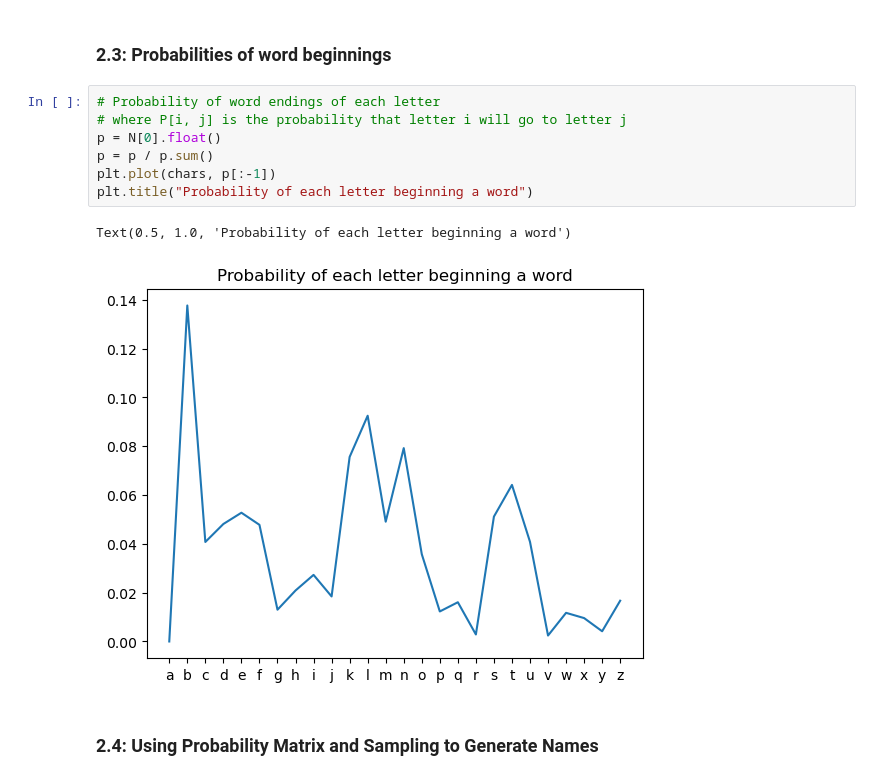
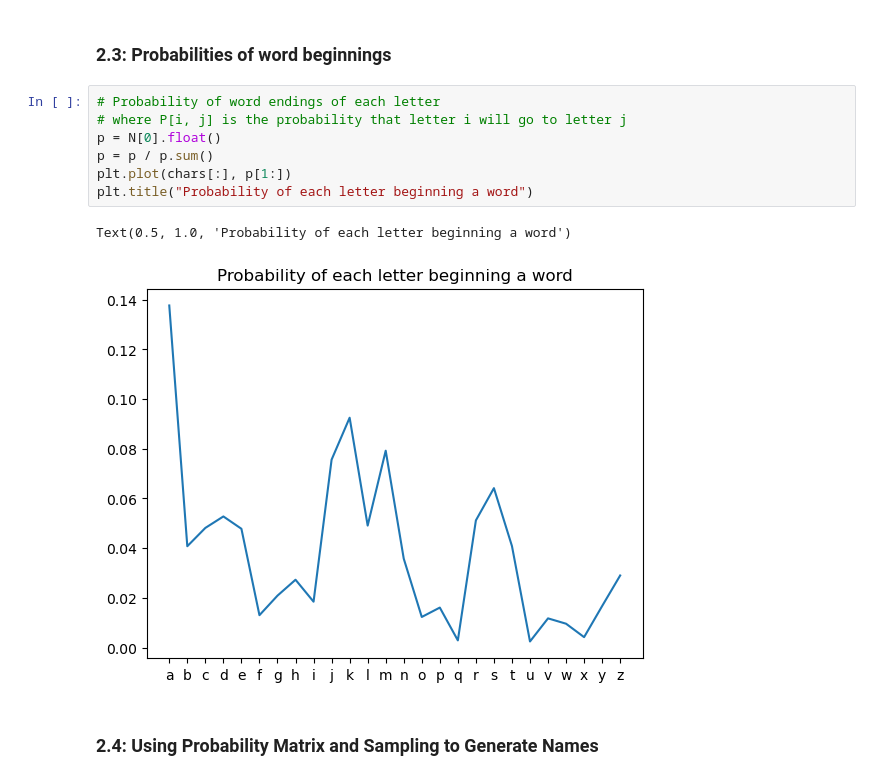
Before and after one commit to 1mackenziekyle/misc-ml, a Jupyter notebook: makemore_bigram.ipynb, the cells around one changed output. Drawn from its saved outputs; the diff is of its cells as text.

```diff
--- a/makemore.ipynb
+++ b/makemore_bigram.ipynb
@@ -70,13 +70,13 @@ Text(0.5, 1.0, 'Occurences of Bigrams in 32,033 Names')
 # %%
 # Probability of word endings of each letter
 # where P[i, j] is the probability that letter i will go to letter j
 p = N[0].float()
 p = p / p.sum()
-plt.plot(chars, p[:-1])
+plt.plot(chars[:], p[1:])
 plt.title("Probability of each letter beginning a word")
 # %% [output]
 Text(0.5, 1.0, 'Probability of each letter beginning a word')
-[figure, old version]
+[figure, new version]
 # %% [markdown]
 ### 2.4: Using Probability Matrix and Sampling to Generate Names
 # %%
```
Also changed, not shown: parts of 2 cells of this notebook, 3 other files.
